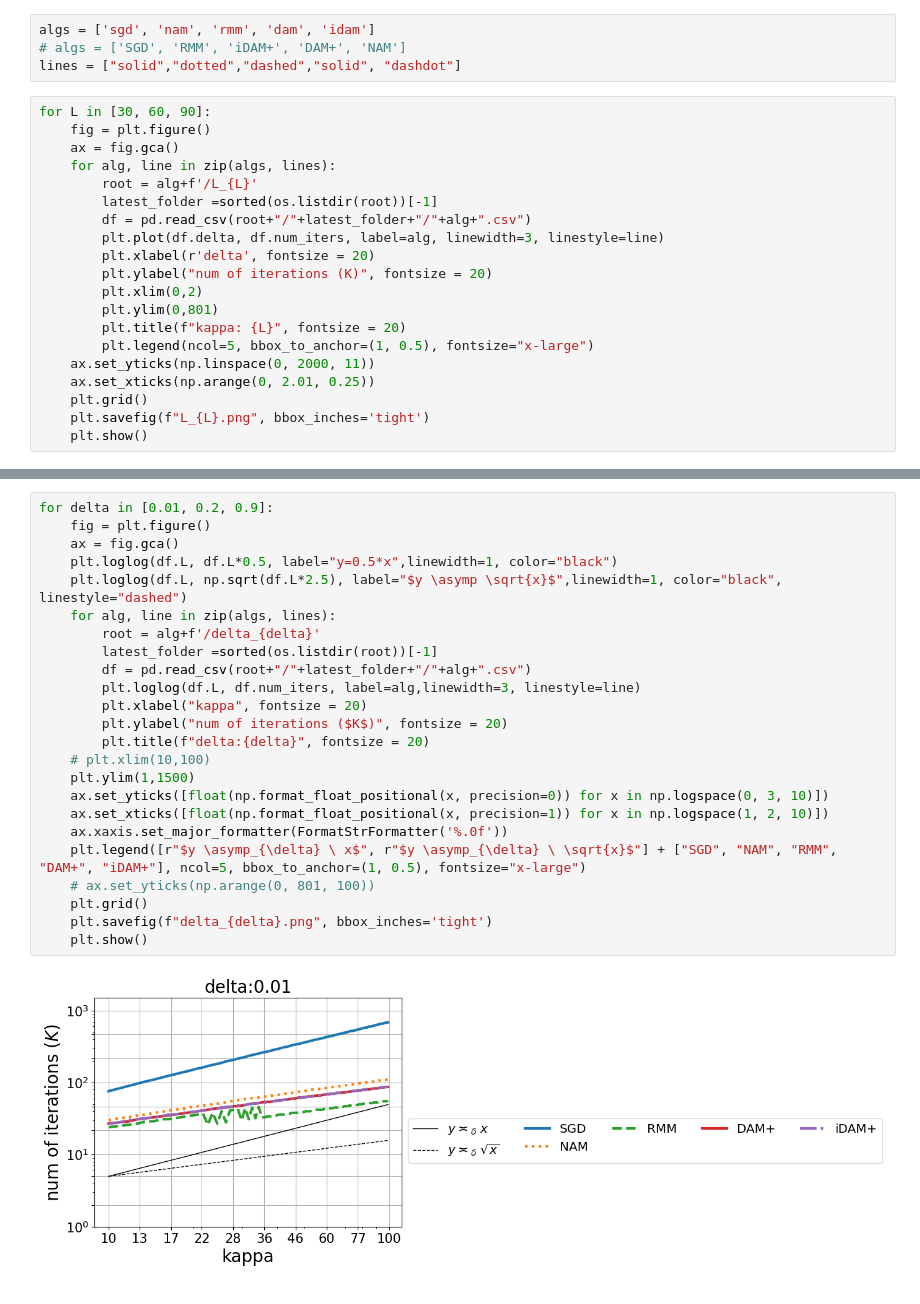
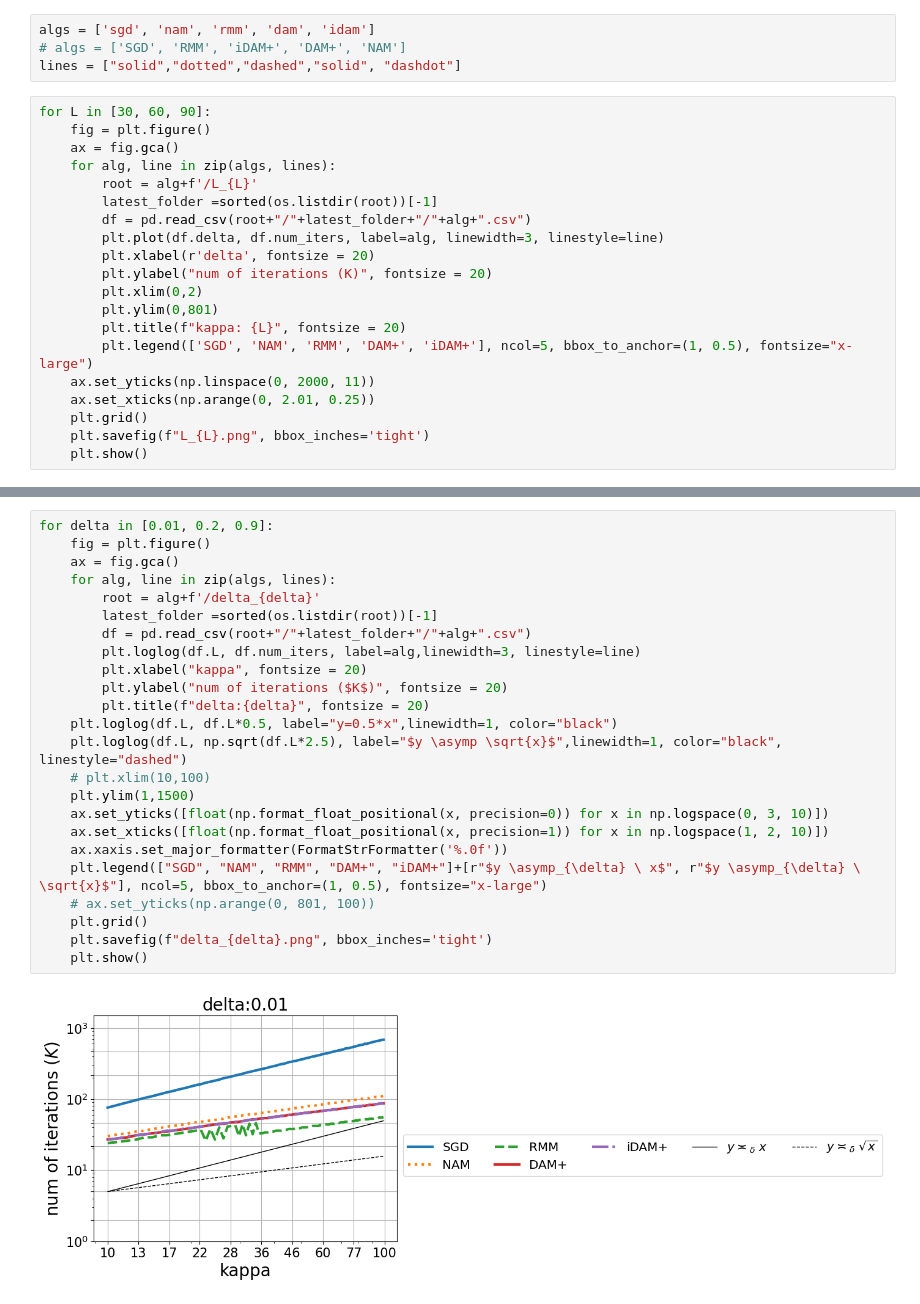
Before and after one commit to youlinchen/Convergence-Analysis-of-AcceleratedSGD, a Jupyter notebook: summary.ipynb, the cells around one changed output, grey strips where cells are left out. Drawn from its saved outputs; the diff is of its cells as text.

```diff
--- a/summary.ipynb
+++ b/summary.ipynb
@@ -25,7 +25,7 @@ for L in [30, 60, 90]:
         plt.xlim(0,2)
         plt.ylim(0,801)
         plt.title(f"kappa: {L}", fontsize = 20)
-        plt.legend(ncol=5, bbox_to_anchor=(1, 0.5), fontsize="x-large")
+        plt.legend(['SGD', 'NAM', 'RMM', 'DAM+', 'iDAM+'], ncol=5, bbox_to_anchor=(1, 0.5), fontsize="x-large")
     ax.set_yticks(np.linspace(0, 2000, 11))
     ax.set_xticks(np.arange(0, 2.01, 0.25))
     plt.grid()
@@ -38,26 +38,26 @@ for L in [30, 60, 90]:
 # %%
 for delta in [0.01, 0.2, 0.9]:
     fig = plt.figure()
     ax = fig.gca()
-    plt.loglog(df.L, df.L*0.5, label="y=0.5*x",linewidth=1, color="black")
-    plt.loglog(df.L, np.sqrt(df.L*2.5), label="$y \asymp \sqrt{x}$",linewidth=1, color="black", linestyle="dashed")
     for alg, line in zip(algs, lines):
         root = alg+f'/delta_{delta}'
         latest_folder =sorted(os.listdir(root))[-1]
         df = pd.read_csv(root+"/"+latest_folder+"/"+alg+".csv")
         plt.loglog(df.L, df.num_iters, label=alg,linewidth=3, linestyle=line)
         plt.xlabel("kappa", fontsize = 20)
         plt.ylabel("num of iterations ($K$)", fontsize = 20)
         plt.title(f"delta:{delta}", fontsize = 20)
+    plt.loglog(df.L, df.L*0.5, label="y=0.5*x",linewidth=1, color="black")
+    plt.loglog(df.L, np.sqrt(df.L*2.5), label="$y \asymp \sqrt{x}$",linewidth=1, color="black", linestyle="dashed")
     # plt.xlim(10,100)
     plt.ylim(1,1500)
     ax.set_yticks([float(np.format_float_positional(x, precision=0)) for x in np.logspace(0, 3, 10)])
     ax.set_xticks([float(np.format_float_positional(x, precision=1)) for x in np.logspace(1, 2, 10)])
     ax.xaxis.set_major_formatter(FormatStrFormatter('%.0f'))
-    plt.legend([r"$y \asymp_{\delta} \ x$", r"$y \asymp_{\delta} \ \sqrt{x}$"] + ["SGD", "NAM", "RMM", "DAM+", "iDAM+"], ncol=5, bbox_to_anchor=(1, 0.5), fontsize="x-large")
+    plt.legend(["SGD", "NAM", "RMM", "DAM+", "iDAM+"]+[r"$y \asymp_{\delta} \ x$", r"$y \asymp_{\delta} \ \sqrt{x}$"], ncol=5, bbox_to_anchor=(1, 0.5), fontsize="x-large")
     # ax.set_yticks(np.arange(0, 801, 100))
     plt.grid()
     plt.savefig(f"delta_{delta}.png", bbox_inches='tight')
     plt.show()
 # %% [output]
-[figure, old version]
+[figure, new version]
```
Also changed, not shown: parts of 2 cells of this notebook.
